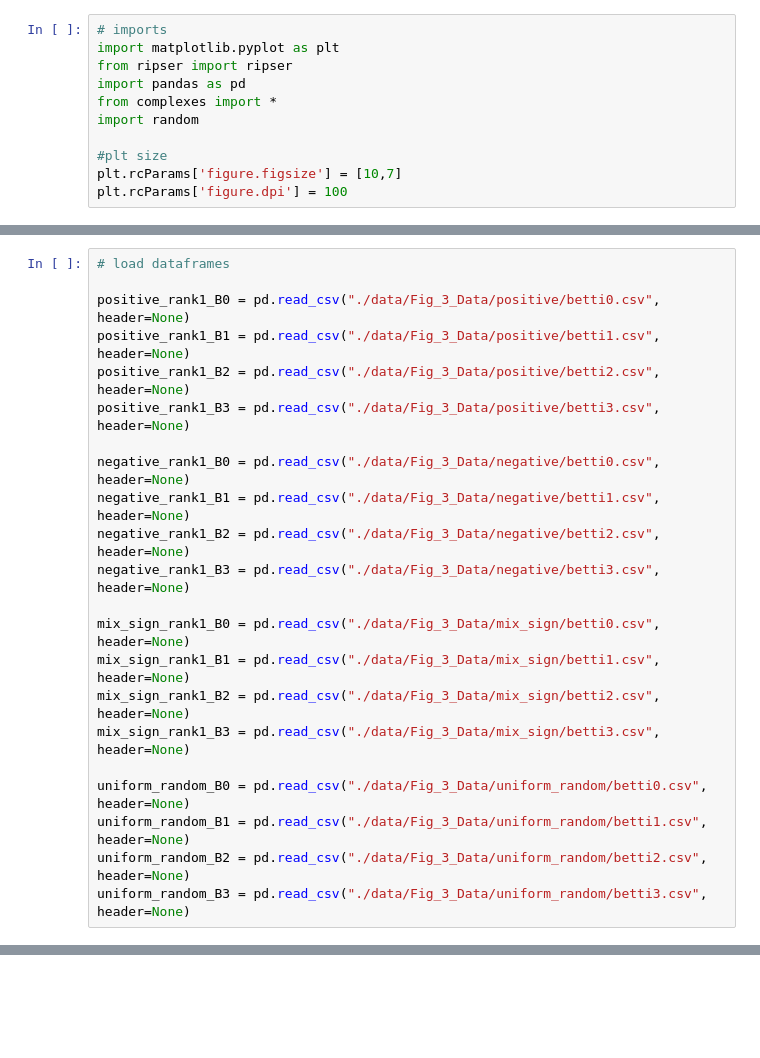
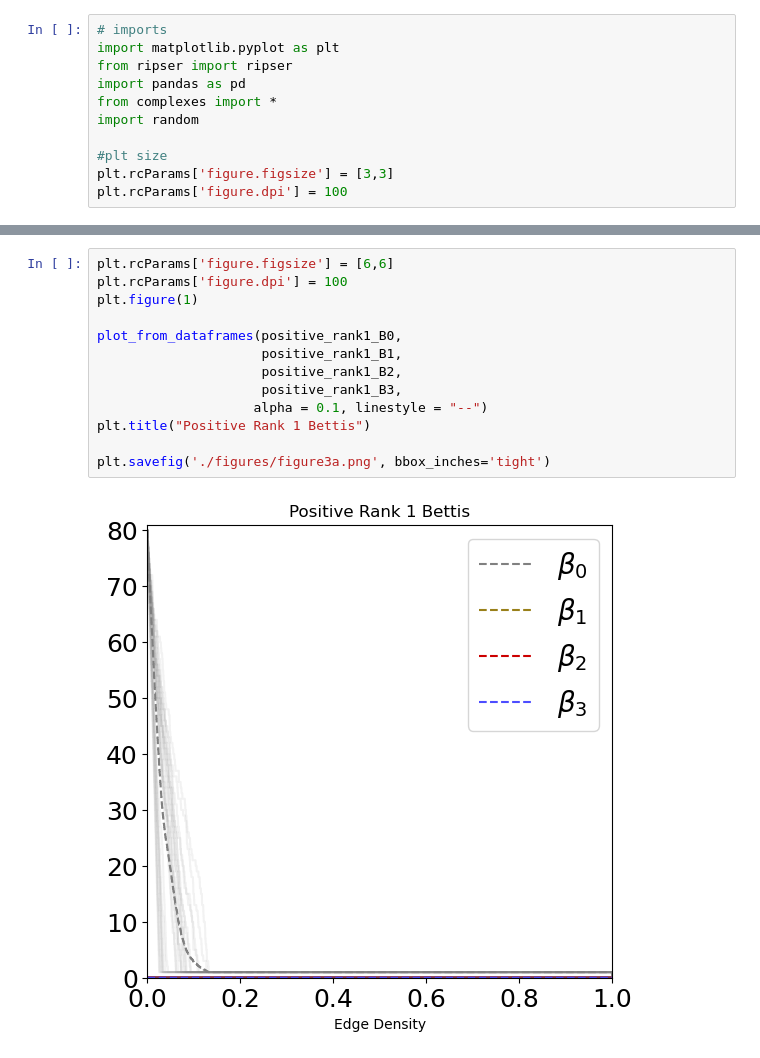
Before and after one commit to joshp112358/rank-one-betti-curves, a Jupyter notebook: Figure 3.ipynb, the cells around one changed output, grey strips where cells are left out. Cells and saved outputs as stored; diff of their text form; blank space fills up the shorter version.

Commit message:
figures

```diff
--- a/Figure 3.ipynb
+++ b/Figure 3.ipynb
@@ -7,7 +7,7 @@ from complexes import *
 import random
 
 #plt size
-plt.rcParams['figure.figsize'] = [10,7]
+plt.rcParams['figure.figsize'] = [3,3]
 plt.rcParams['figure.dpi'] = 100
 # %%
 # Generate Betti Curves
@@ -121,22 +121,0 @@ uniform_random_B3.to_csv(path_or_buf = "./data/Fig_3_Data/uniform_random/betti3.
-# %%
-# load dataframes
-
-positive_rank1_B0 = pd.read_csv("./data/Fig_3_Data/positive/betti0.csv", header=None)
-positive_rank1_B1 = pd.read_csv("./data/Fig_3_Data/positive/betti1.csv", header=None)
-positive_rank1_B2 = pd.read_csv("./data/Fig_3_Data/positive/betti2.csv", header=None)
-positive_rank1_B3 = pd.read_csv("./data/Fig_3_Data/positive/betti3.csv", header=None)
-
-negative_rank1_B0 = pd.read_csv("./data/Fig_3_Data/negative/betti0.csv", header=None)
-negative_rank1_B1 = pd.read_csv("./data/Fig_3_Data/negative/betti1.csv", header=None)
-negative_rank1_B2 = pd.read_csv("./data/Fig_3_Data/negative/betti2.csv", header=None)
-negative_rank1_B3 = pd.read_csv("./data/Fig_3_Data/negative/betti3.csv", header=None)
-
-mix_sign_rank1_B0 = pd.read_csv("./data/Fig_3_Data/mix_sign/betti0.csv", header=None)
-mix_sign_rank1_B1 = pd.read_csv("./data/Fig_3_Data/mix_sign/betti1.csv", header=None)
-mix_sign_rank1_B2 = pd.read_csv("./data/Fig_3_Data/mix_sign/betti2.csv", header=None)
-mix_sign_rank1_B3 = pd.read_csv("./data/Fig_3_Data/mix_sign/betti3.csv", header=None)
-
-uniform_random_B0 = pd.read_csv("./data/Fig_3_Data/uniform_random/betti0.csv", header=None)
-uniform_random_B1 = pd.read_csv("./data/Fig_3_Data/uniform_random/betti1.csv", header=None)
-uniform_random_B2 = pd.read_csv("./data/Fig_3_Data/uniform_random/betti2.csv", header=None)
-uniform_random_B3 = pd.read_csv("./data/Fig_3_Data/uniform_random/betti3.csv", header=None)
@@ -165,0 +122,15 @@ plt.savefig('./figures/figure3.png', bbox_inches='tight')
+# %%
+plt.rcParams['figure.figsize'] = [6,6]
+plt.rcParams['figure.dpi'] = 100
+plt.figure(1)
+
+plot_from_dataframes(positive_rank1_B0,
+                     positive_rank1_B1,
+                     positive_rank1_B2,
+                     positive_rank1_B3,
+                    alpha = 0.1, linestyle = "--")
+plt.title("Positive Rank 1 Bettis")
+
+plt.savefig('./figures/figure3a.png', bbox_inches='tight')
+# %% [output]
+[figure, added]
```
Also changed, not shown: parts of 8 cells of this notebook, 28 other files.
